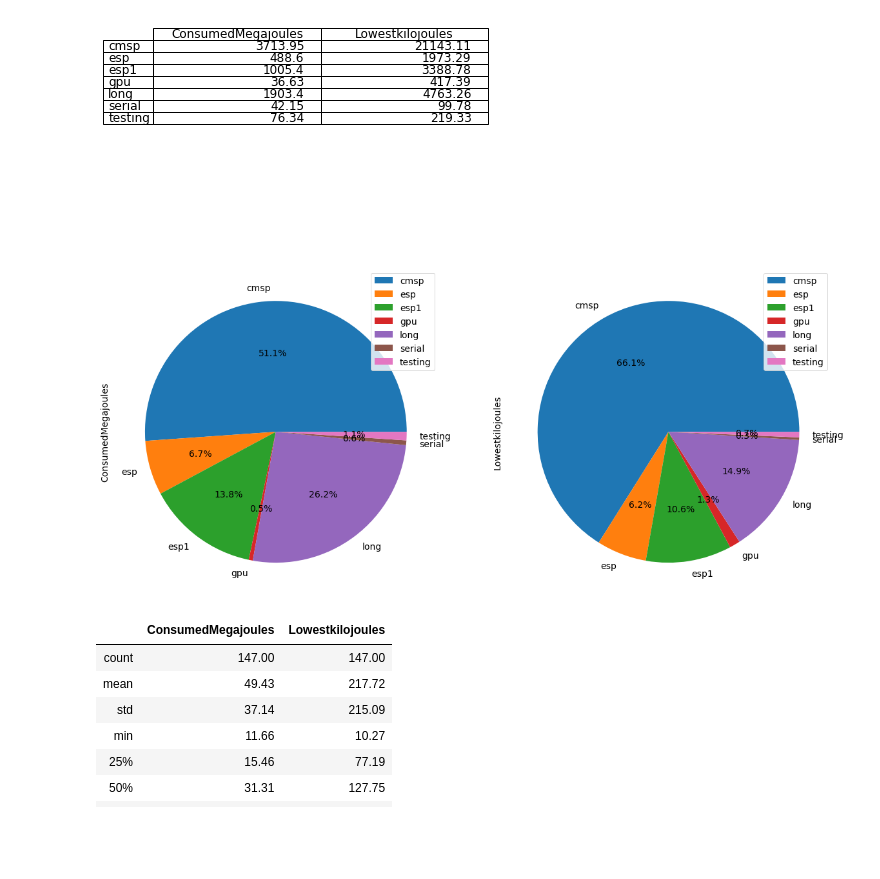
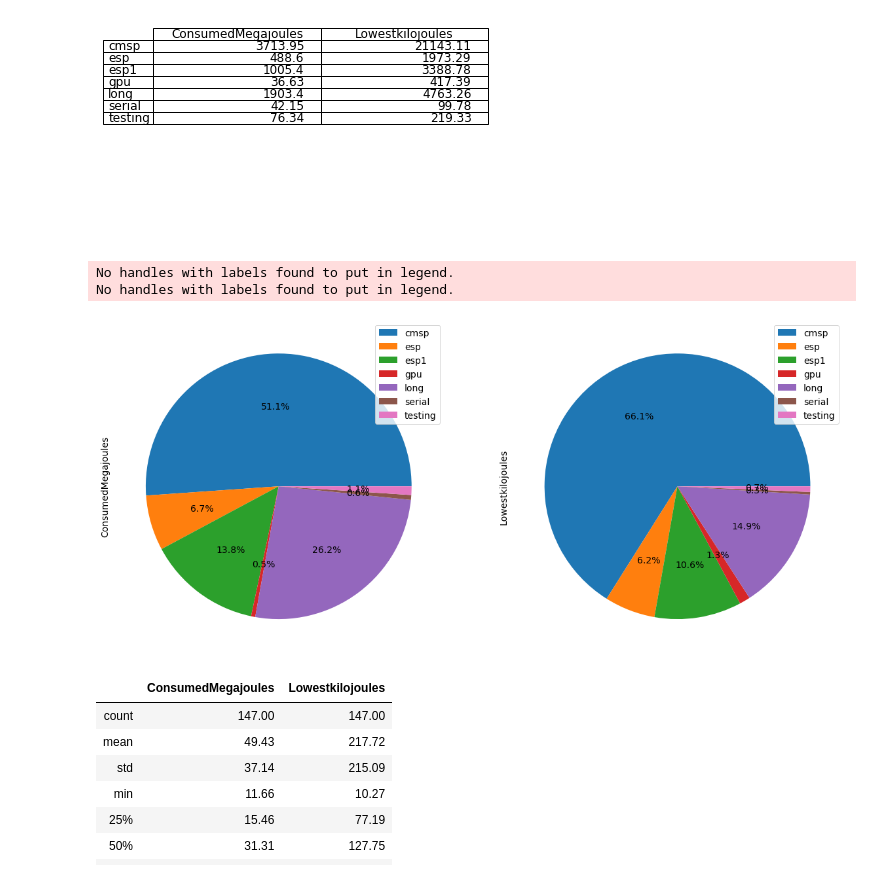
Before and after one commit to hibozzy18/argo, a Jupyter notebook: energy_processing_con.ipynb, the cells around one changed output. Cells and saved outputs as stored; diff of their text form; code cells hidden in the pictures; blank space fills up the shorter version.

```diff
--- a/energy_processing_con.ipynb
+++ b/energy_processing_con.ipynb
@@ -263,11 +263,16 @@ save_df_to_csv_png(partition_data,' partition_table.png', 'partition_table.csv')
 [figure]
 # %%
 # Create pie data for partition data
-plot = partition_data.plot.pie(subplots=True, autopct='%1.1f%%',explode=(0, 0, 0, 0, 0, 0, 0), startangle=0, figsize=(20, 10))
+plot = partition_data.plot.pie(subplots=True, autopct='%1.1f%%',explode=(0, 0, 0, 0, 0, 0, 0),labels=None, startangle=0, figsize=(20, 10))
 fig = plot[0].get_figure()
+ax_list = fig.axes
+ax_list[0].legend(partition_data.index, loc="best")
+ax_list[1].legend(partition_data.index, loc="best")
 fig.savefig("pie_partition.png")
 # %% [output]
+No handles with labels found to put in legend.
+No handles with labels found to put in legend.
-[figure, old version]
+[figure, new version]
 # %%
 #Get the statistsics for the database
 sub_data.describe().round(2)
```
Also changed, not shown: parts of 7 cells of this notebook, 7 other files.
